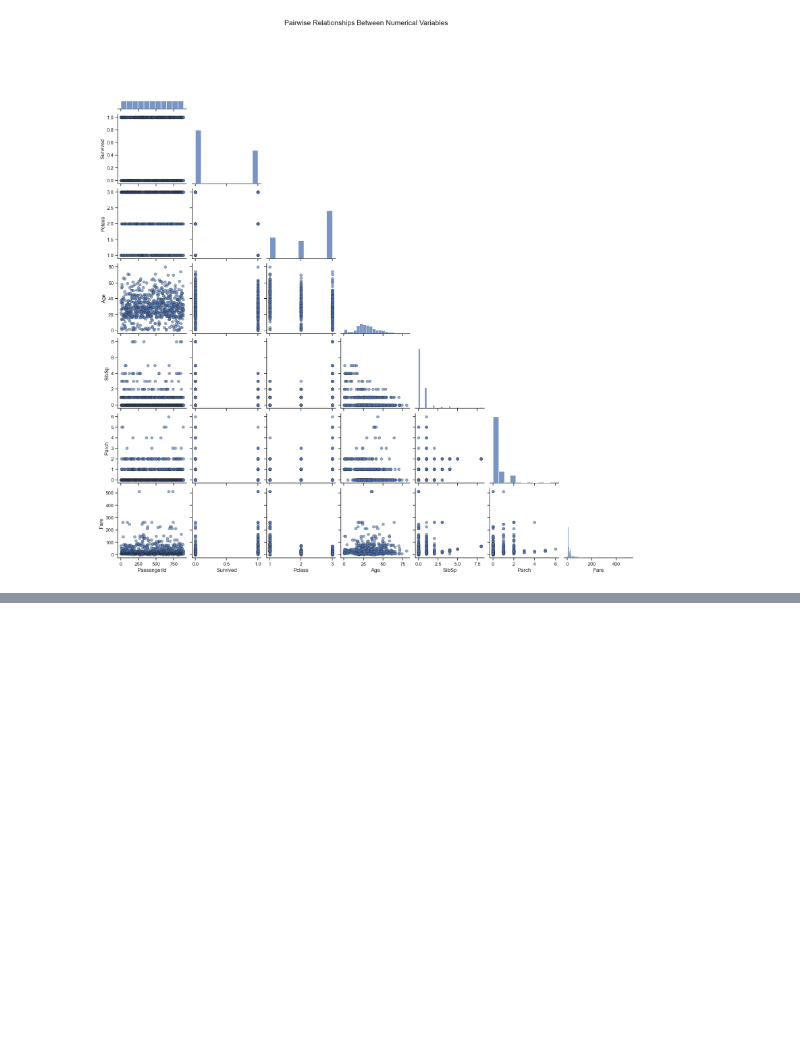
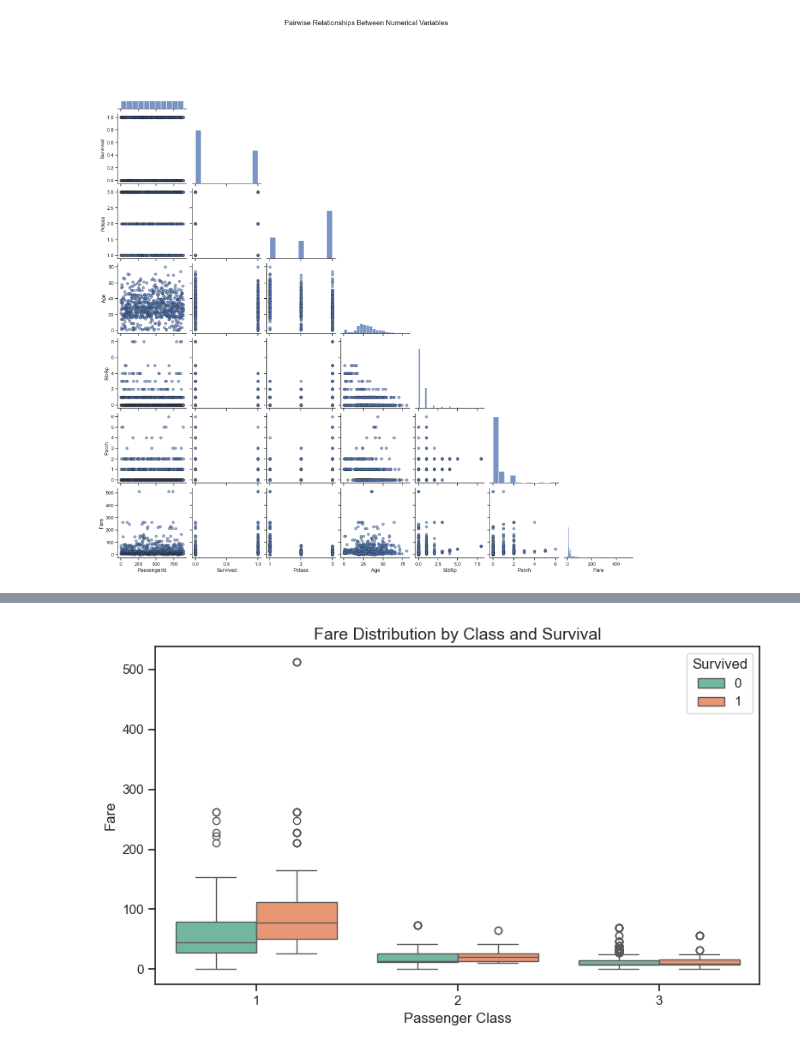
Before and after one commit to datasheng/CSC460-Shafin-Rehman, a Jupyter notebook: hw4/eda.ipynb, the cells around one changed output, grey strips where cells are left out. Saved outputs shown, nothing was run; the diff lists cells and outputs as text; code cells hidden in the pictures; blank space fills up the shorter version.

```diff
--- a/hw4/eda.ipynb
+++ b/hw4/eda.ipynb
@@ -202,0 +227,10 @@ plt.show()
+# %%
+plt.figure(figsize=(8,5))
+sns.boxplot(x="Pclass", y="Fare", hue="Survived", data=df, palette="Set2")
+plt.title("Fare Distribution by Class and Survival", fontsize=14)
+plt.xlabel("Passenger Class")
+plt.ylabel("Fare")
+plt.tight_layout()
+plt.show()
+# %% [output]
+[figure, added]
```
Also changed, not shown: parts of 4 cells of this notebook.
